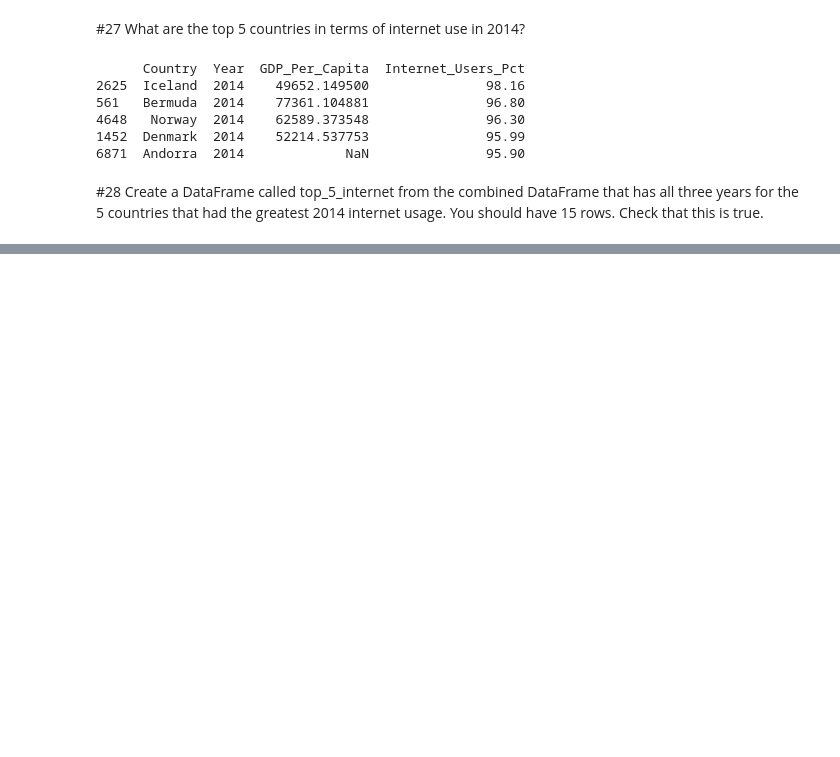
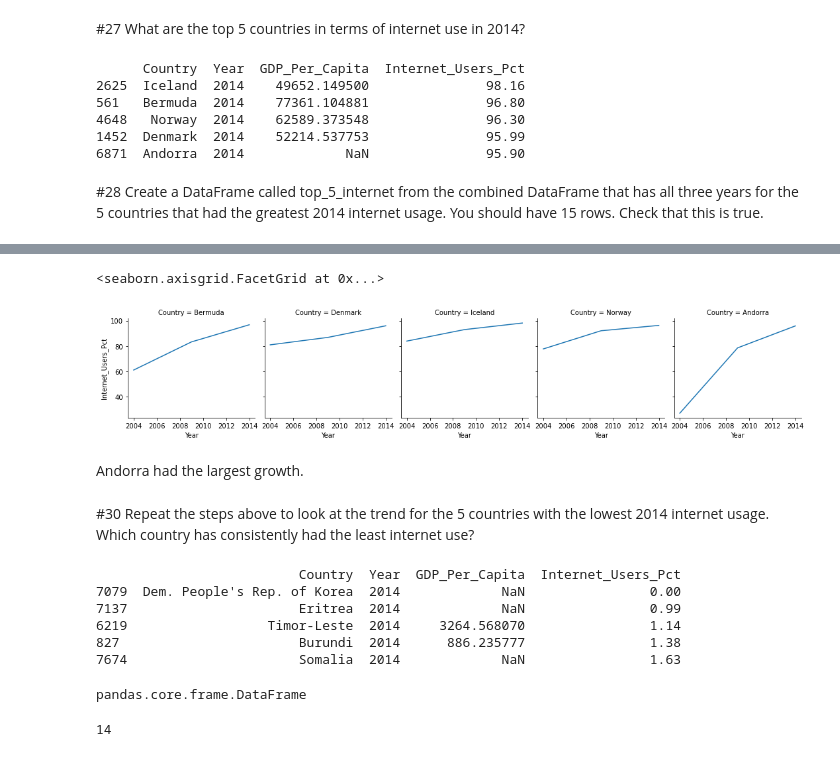
Before and after one commit to tomleewise/gdp-and-internet-usage-tomleewise, a Jupyter notebook: gdp_internet/gdp_internet.ipynb, the cells around one changed output, grey strips where cells are left out. Cells and saved outputs as stored; diff of their text form; code cells hidden in the pictures; blank space fills up the shorter version.

```diff
--- a/gdp_internet/gdp_internet.ipynb
+++ b/gdp_internet/gdp_internet.ipynb
@@ -378,0 +395,19 @@ Yo Tom, look at this one again!
+# %%
+facet_grid.map(sns.lineplot, 'Year',  'Internet_Users_Pct', 'Country')
+# %% [output]
+<seaborn.axisgrid.FacetGrid at 0x...>
+[figure, added]
+# %% [markdown]
+Andorra had the largest growth.
+# %% [markdown]
+#30 Repeat the steps above to look at the trend for the 5 countries with the lowest 2014 internet usage. Which country has consistently had the least internet use?
+# %%
+bottom_5_2014 = year2014.nsmallest(5 , 'Internet_Users_Pct')
+print(bottom_5_2014)
+# %% [output]
+                          Country  Year  GDP_Per_Capita  Internet_Users_Pct
+7079  Dem. People's Rep. of Korea  2014             NaN                0.00
+7137                      Eritrea  2014             NaN                0.99
+6219                  Timor-Leste  2014     3264.568070                1.14
+827                       Burundi  2014      886.235777                1.38
+7674                      Somalia  2014             NaN                1.63
@@ -378,0 +420,8 @@ Yo Tom, look at this one again!
+# %%
+type(bottom_5_internet)
+# %% [output]
+pandas.core.frame.DataFrame
+# %%
+len(bottom_5_internet.index)
+# %% [output]
+14
```
Also changed, not shown: parts of 25 cells of this notebook.
